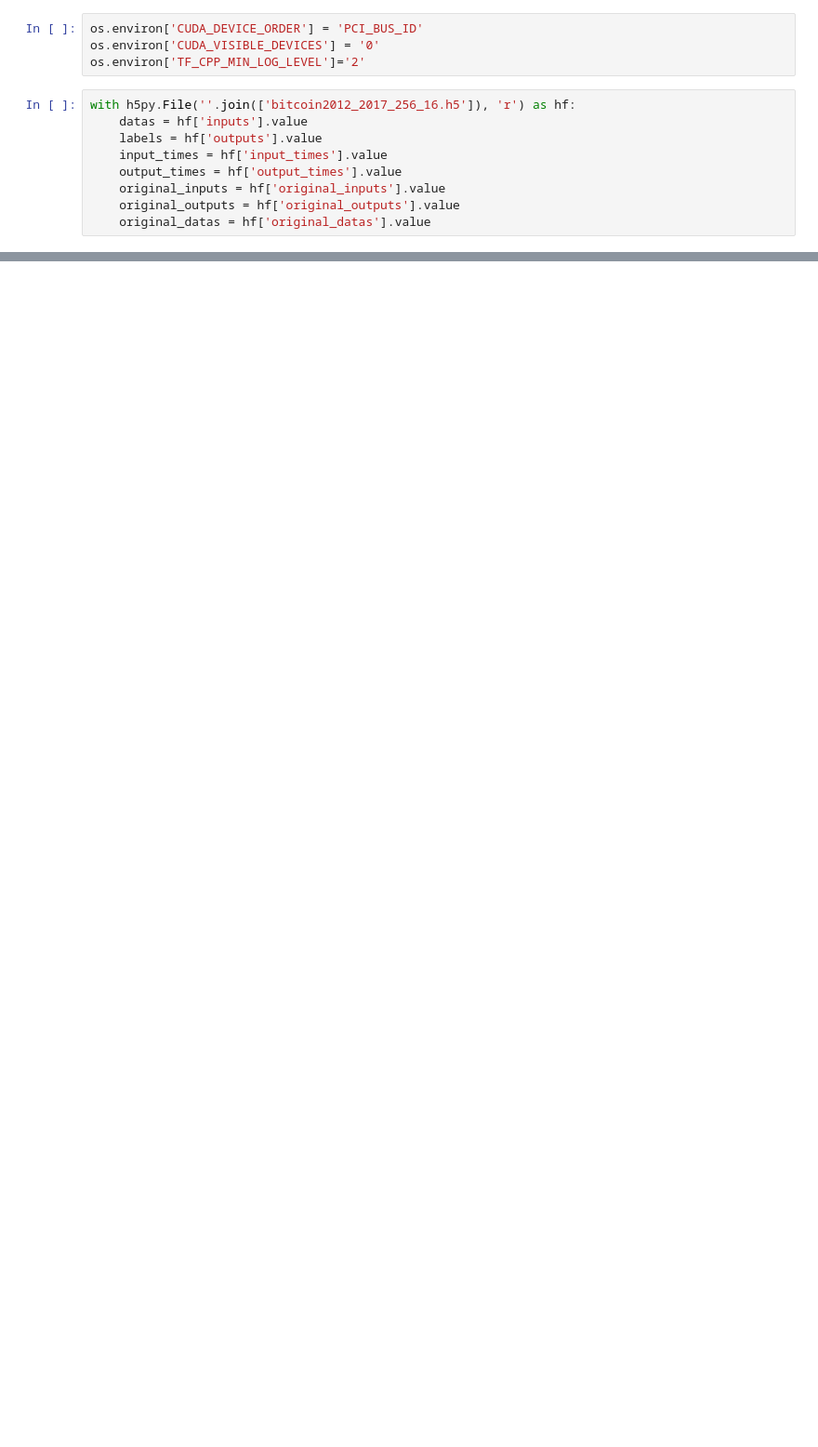
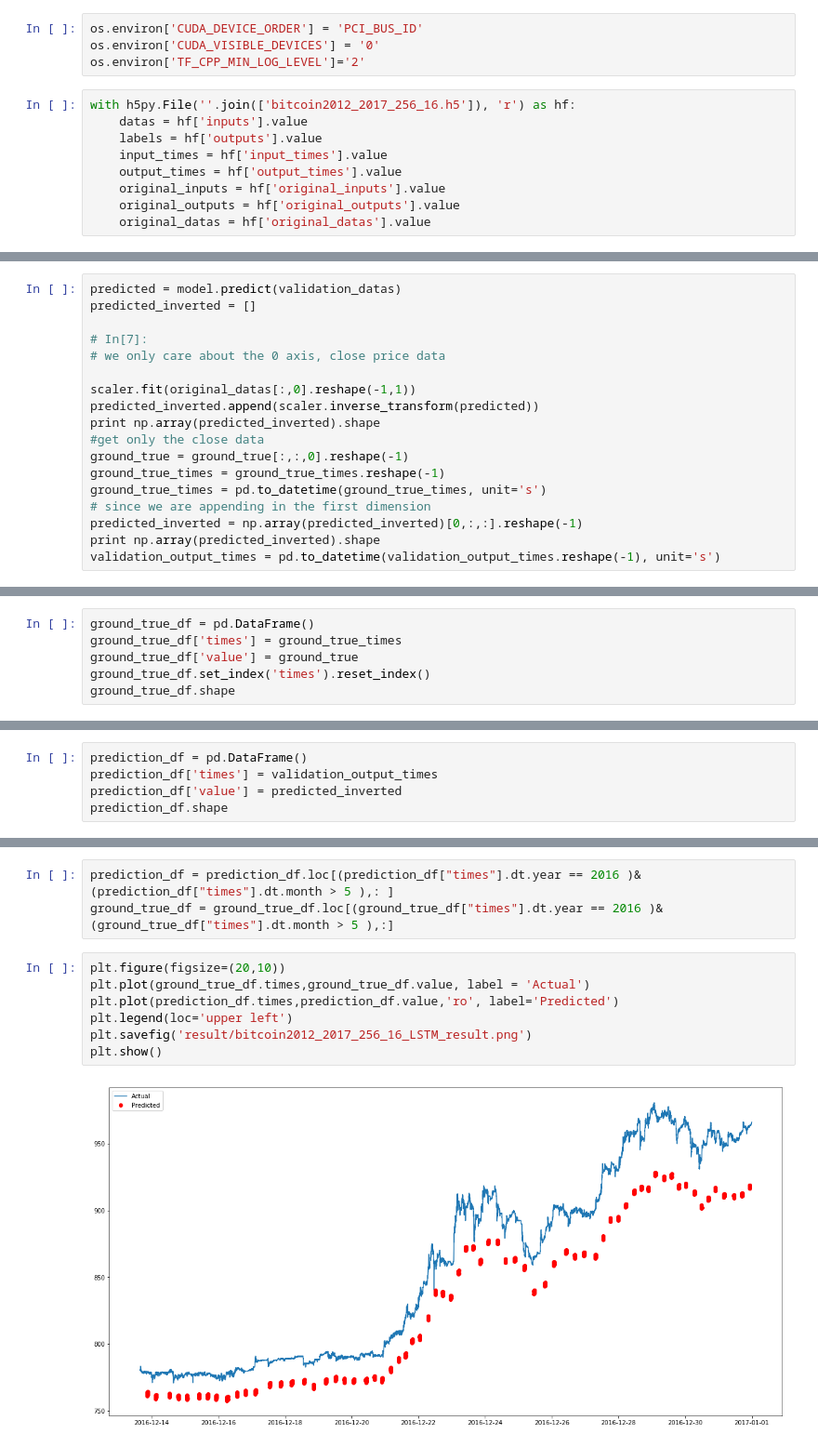
Before and after one commit to khuangaf/CryptocurrencyPrediction, a Jupyter notebook: Plot_LSTM.ipynb, the cells around one changed output, grey strips where cells are left out. Shown at 93% size. Saved outputs shown, nothing was run; the diff lists cells and outputs as text; blank space fills up the shorter version.

```diff
--- a/Plot_LSTM.ipynb
+++ b/Plot_LSTM.ipynb
@@ -39,0 +101,18 @@ with h5py.File(''.join(['bitcoin2012_2017_256_16.h5']), 'r') as hf:
+# %%
+predicted = model.predict(validation_datas)
+predicted_inverted = []
+
+# In[7]:
+# we only care about the 0 axis, close price data
+
+scaler.fit(original_datas[:,0].reshape(-1,1))
+predicted_inverted.append(scaler.inverse_transform(predicted))
+print np.array(predicted_inverted).shape
+#get only the close data
+ground_true = ground_true[:,:,0].reshape(-1)
+ground_true_times = ground_true_times.reshape(-1)
+ground_true_times = pd.to_datetime(ground_true_times, unit='s')
+# since we are appending in the first dimension
+predicted_inverted = np.array(predicted_inverted)[0,:,:].reshape(-1)
+print np.array(predicted_inverted).shape
+validation_output_times = pd.to_datetime(validation_output_times.reshape(-1), unit='s')
@@ -39,0 +122,6 @@ with h5py.File(''.join(['bitcoin2012_2017_256_16.h5']), 'r') as hf:
+# %%
+ground_true_df = pd.DataFrame()
+ground_true_df['times'] = ground_true_times
+ground_true_df['value'] = ground_true
+ground_true_df.set_index('times').reset_index()
+ground_true_df.shape
@@ -39,0 +130,5 @@ with h5py.File(''.join(['bitcoin2012_2017_256_16.h5']), 'r') as hf:
+# %%
+prediction_df = pd.DataFrame()
+prediction_df['times'] = validation_output_times
+prediction_df['value'] = predicted_inverted
+prediction_df.shape
@@ -39,0 +146,12 @@ with h5py.File(''.join(['bitcoin2012_2017_256_16.h5']), 'r') as hf:
+# %%
+prediction_df = prediction_df.loc[(prediction_df["times"].dt.year == 2016 )&(prediction_df["times"].dt.month > 5 ),: ]
+ground_true_df = ground_true_df.loc[(ground_true_df["times"].dt.year == 2016 )&(ground_true_df["times"].dt.month > 5 ),:]
+# %%
+plt.figure(figsize=(20,10))
+plt.plot(ground_true_df.times,ground_true_df.value, label = 'Actual')
+plt.plot(prediction_df.times,prediction_df.value,'ro', label='Predicted')
+plt.legend(loc='upper left')
+plt.savefig('result/bitcoin2012_2017_256_16_LSTM_result.png')
+plt.show()
+# %% [output]
+[figure, added]
```
Also changed, not shown: parts of 15 cells of this notebook, 7 other files.
